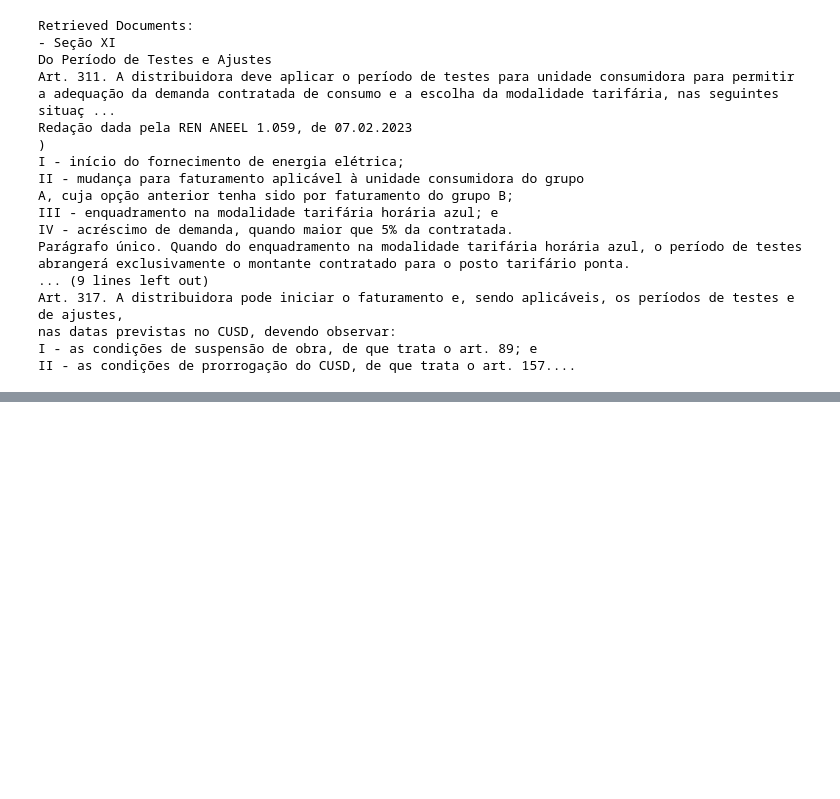
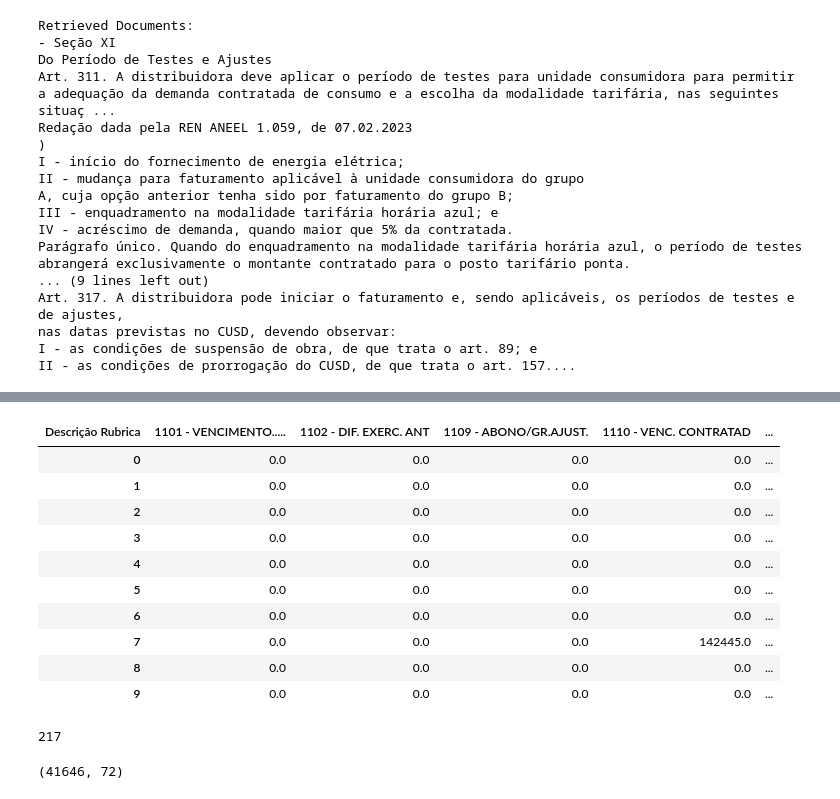
Before and after one commit to rafaPassarinho/aneel-chatbot, a Jupyter notebook: notebooks/teste.ipynb, the cells around one changed output, grey strips where cells are left out. Drawn from its saved outputs; the diff is of its cells as text; code cells hidden in the pictures; blank space fills up the shorter version.

```diff
--- a/notebooks/teste.ipynb
+++ b/notebooks/teste.ipynb
@@ -220,0 +316,31 @@ II - as condições de prorrogação do CUSD, de que trata o art. 157....
+# %%
+pivot_df = fgts_df.pivot_table(
+    index=['Referência', 'Vínculo Mainframe / Matrícula', 'CPF do Servidor','Código Incidência FGTS'],
+    columns='Descrição Rubrica',
+    values='Valor Rubrica',
+    fill_value=0,
+    aggfunc='sum'
+)
+
+pivot_df = pivot_df.reset_index(drop=True)
+pivot_df.head(10)
+# %% [output]
+| Descrição Rubrica | 1101 - VENCIMENTO..... | 1102 - DIF. EXERC. ANT | 1109 - ABONO/GR.AJUST. | 1110 - VENC. CONTRATAD | ... |
+| 0 | 0.0 | 0.0 | 0.0 | 0.0 | ... |
+| 1 | 0.0 | 0.0 | 0.0 | 0.0 | ... |
+| 2 | 0.0 | 0.0 | 0.0 | 0.0 | ... |
+| 3 | 0.0 | 0.0 | 0.0 | 0.0 | ... |
+| 4 | 0.0 | 0.0 | 0.0 | 0.0 | ... |
+| 5 | 0.0 | 0.0 | 0.0 | 0.0 | ... |
+| 6 | 0.0 | 0.0 | 0.0 | 0.0 | ... |
+| 7 | 0.0 | 0.0 | 0.0 | 142445.0 | ... |
+| 8 | 0.0 | 0.0 | 0.0 | 0.0 | ... |
+| 9 | 0.0 | 0.0 | 0.0 | 0.0 | ... |
+# %%
+fgts_df['Descrição Rubrica'].nunique()
+# %% [output]
+217
+# %%
+pivot_df.shape
+# %% [output]
+(41646, 72)
```
Also changed, not shown: parts of 6 cells of this notebook, 1 other file.
